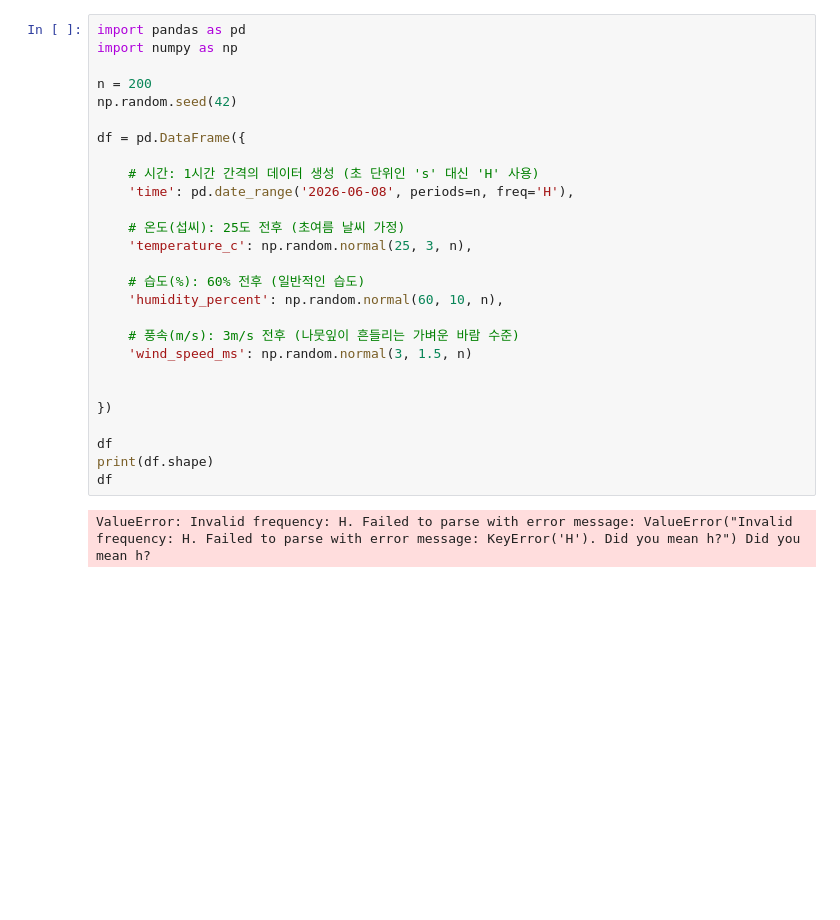
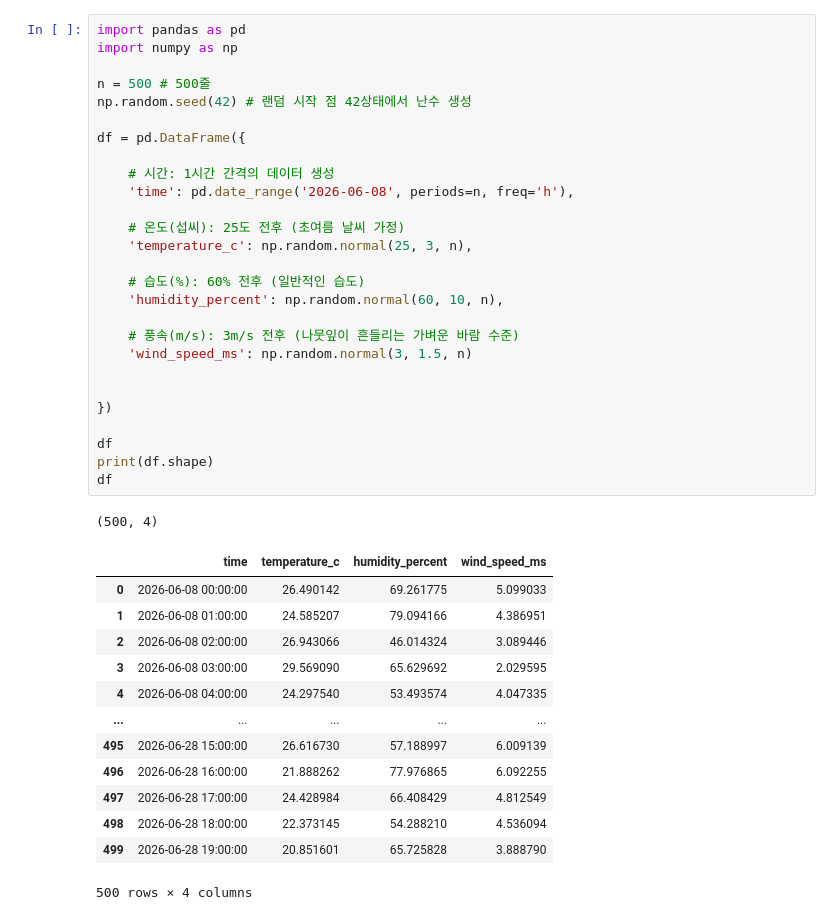
Before and after one commit to taesub0204/python, a Jupyter notebook: 반도체장비분석프로그래밍_python/전처리연습해보기.ipynb, the cells around one changed output. Drawn from its saved outputs; the diff is of its cells as text; blank space fills up the shorter version.

```diff
--- a/반도체장비분석프로그래밍_python/전처리연습해보기.ipynb
+++ b/반도체장비분석프로그래밍_python/전처리연습해보기.ipynb
@@ -1,29 +1,42 @@
 # %%
 import pandas as pd
 import numpy as np
 
-n = 200
-np.random.seed(42)
+n = 500 # 500줄
+np.random.seed(42) # 랜덤 시작 점 42상태에서 난수 생성
 
 df = pd.DataFrame({
 
-    # 시간: 1시간 간격의 데이터 생성 (초 단위인 's' 대신 'H' 사용)
-    'time': pd.date_range('2026-06-08', periods=n, freq='H'),
+    # 시간: 1시간 간격의 데이터 생성
+    'time': pd.date_range('2026-06-08', periods=n, freq='h'),
 
     # 온도(섭씨): 25도 전후 (초여름 날씨 가정)
     'temperature_c': np.random.normal(25, 3, n),
 
     # 습도(%): 60% 전후 (일반적인 습도)
     'humidity_percent': np.random.normal(60, 10, n),
 
     # 풍속(m/s): 3m/s 전후 (나뭇잎이 흔들리는 가벼운 바람 수준)
     'wind_speed_ms': np.random.normal(3, 1.5, n)
 
 
 })
 
 df
 print(df.shape)
 df
 # %% [output]
-ValueError: Invalid frequency: H. Failed to parse with error message: ValueError("Invalid frequency: H. Failed to parse with error message: KeyError('H'). Did you mean h?") Did you mean h?
+(500, 4)
+|  | time | temperature_c | humidity_percent | wind_speed_ms |
+| 0 | 2026-06-08 00:00:00 | 26.490142 | 69.261775 | 5.099033 |
+| 1 | 2026-06-08 01:00:00 | 24.585207 | 79.094166 | 4.386951 |
+| 2 | 2026-06-08 02:00:00 | 26.943066 | 46.014324 | 3.089446 |
+| 3 | 2026-06-08 03:00:00 | 29.569090 | 65.629692 | 2.029595 |
+| 4 | 2026-06-08 04:00:00 | 24.297540 | 53.493574 | 4.047335 |
+| ... | ... | ... | ... | ... |
+| 495 | 2026-06-28 15:00:00 | 26.616730 | 57.188997 | 6.009139 |
+| 496 | 2026-06-28 16:00:00 | 21.888262 | 77.976865 | 6.092255 |
+| 497 | 2026-06-28 17:00:00 | 24.428984 | 66.408429 | 4.812549 |
+| 498 | 2026-06-28 18:00:00 | 22.373145 | 54.288210 | 4.536094 |
+| 499 | 2026-06-28 19:00:00 | 20.851601 | 65.725828 | 3.888790 |
+500 rows × 4 columns
```
Also changed, not shown: parts of 12 cells of this notebook, 1 other file.
